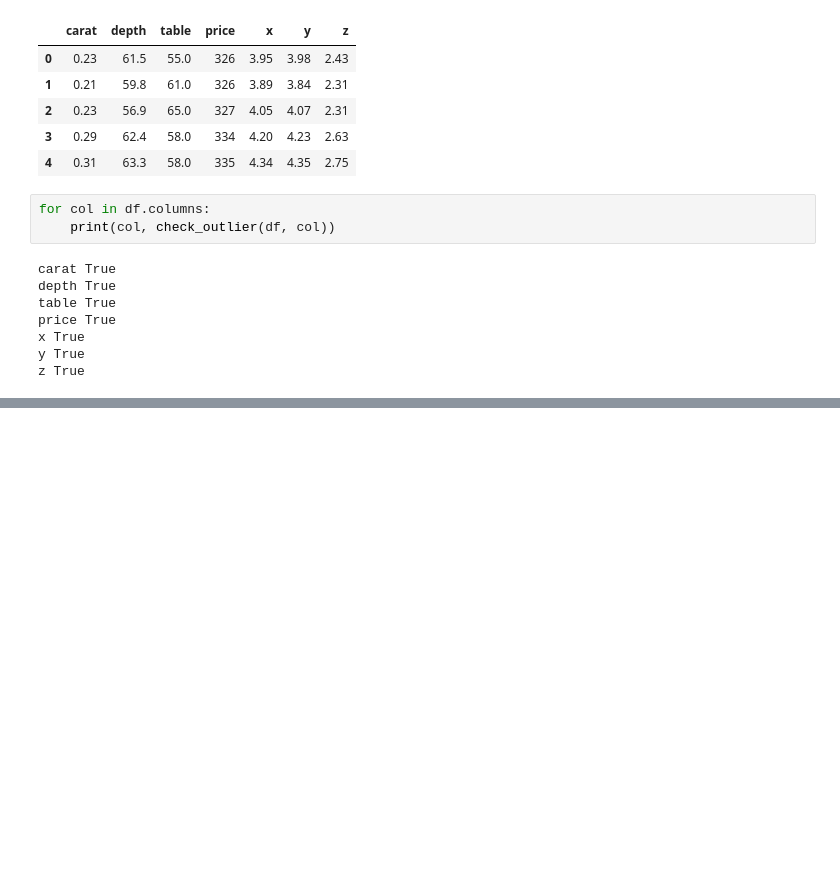
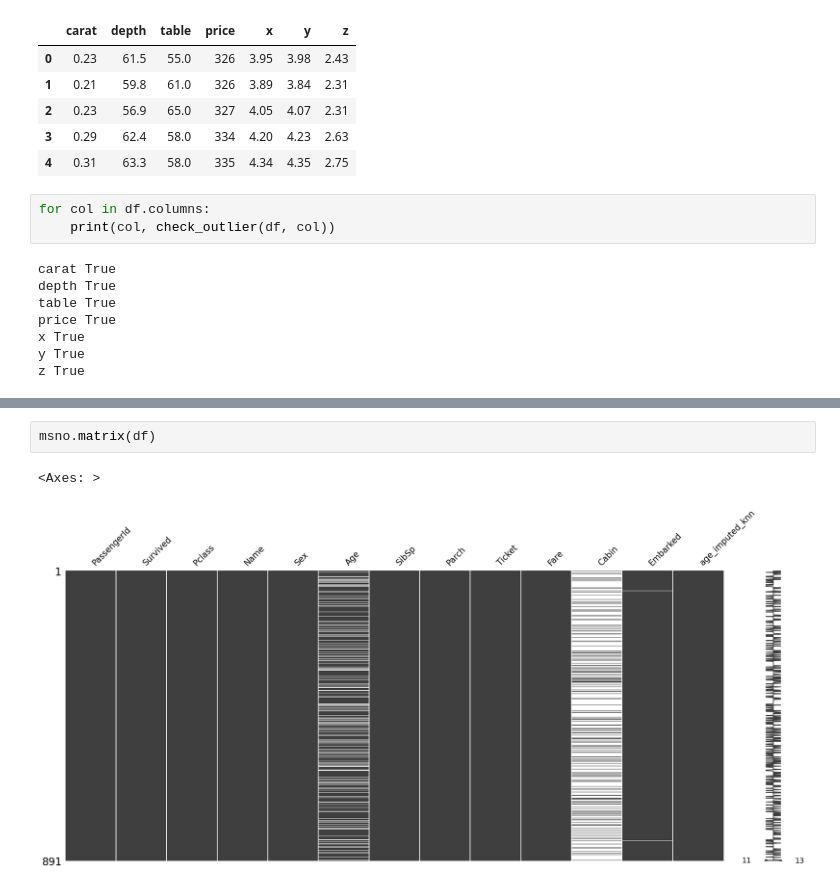
Before and after one commit to zaferavci1/Feature-Engineering, a Jupyter notebook: Future-engineering-1.ipynb, the cells around one changed output, grey strips where cells are left out. Cells and saved outputs as stored; diff of their text form; blank space fills up the shorter version.

```diff
--- a/Future-engineering-1.ipynb
+++ b/Future-engineering-1.ipynb
@@ -479,0 +899,5 @@ z True
+# %%
+msno.matrix(df)
+# %% [output]
+<Axes: >
+[figure, added]
```
Also changed, not shown: parts of 69 cells of this notebook.
